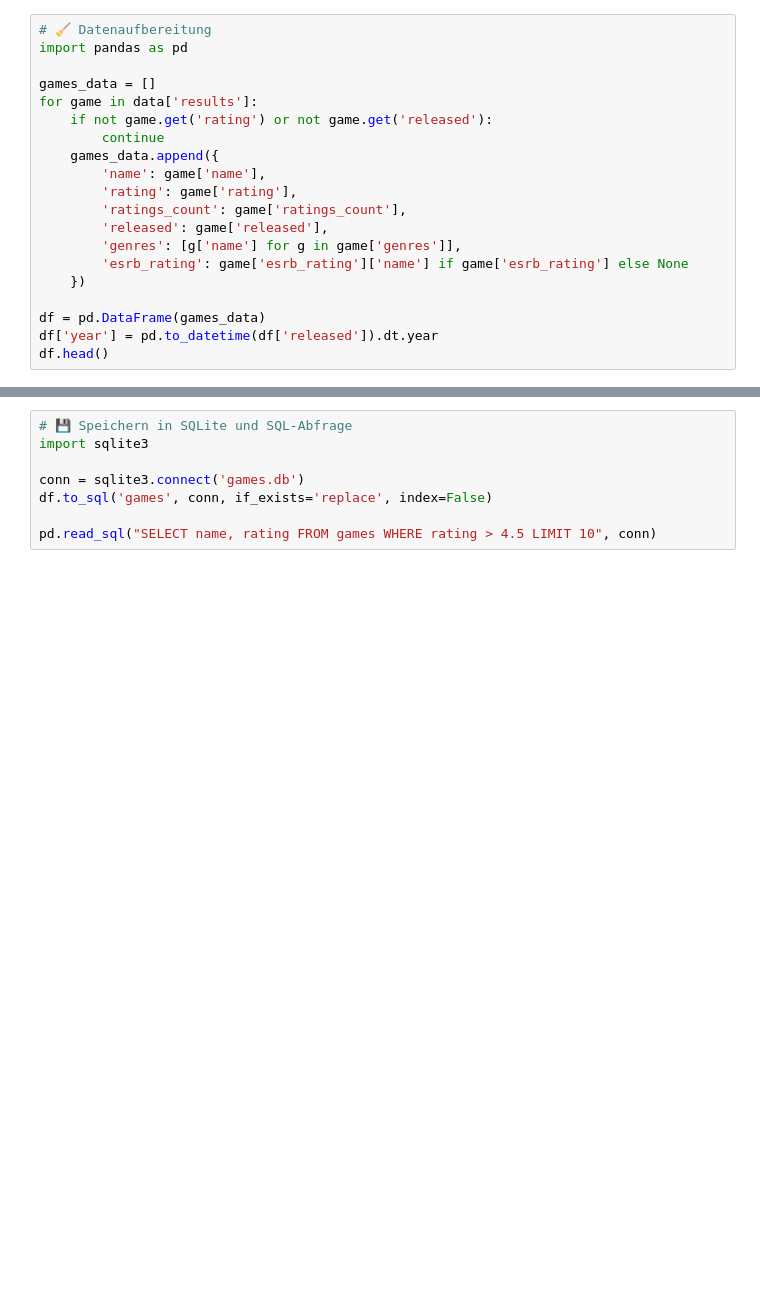
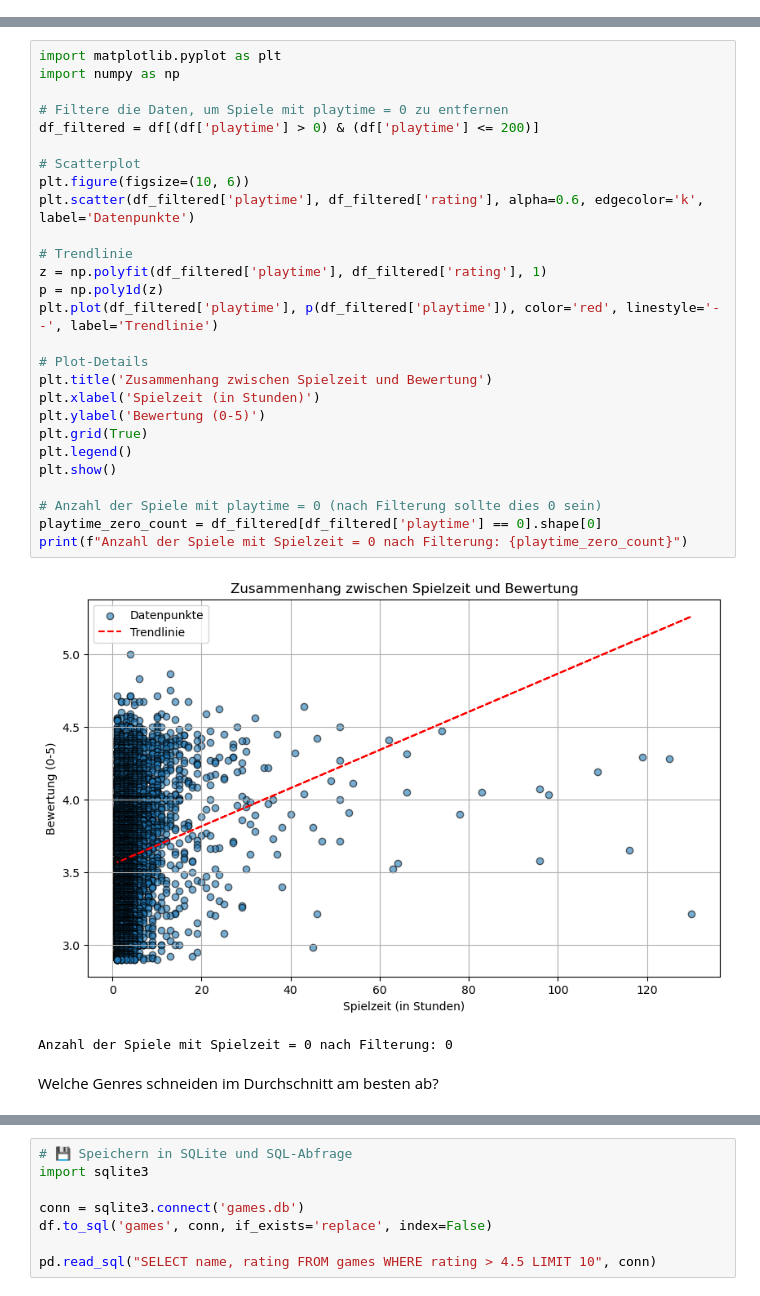
Before and after one commit to Nyma98/steamapp, a Jupyter notebook: Steam-Games_JupyerNotebook.ipynb, the cells around one changed output, grey strips where cells are left out. Saved outputs shown, nothing was run; the diff lists cells and outputs as text; blank space fills up the shorter version.

```diff
--- a/Steam-Games_JupyerNotebook.ipynb
+++ b/Steam-Games_JupyerNotebook.ipynb
@@ -22,20 +6,0 @@ data['results'][0]
-# %%
-# 🧹 Datenaufbereitung
-import pandas as pd
-
-games_data = []
-for game in data['results']:
-    if not game.get('rating') or not game.get('released'):
-        continue
-    games_data.append({
-        'name': game['name'],
-        'rating': game['rating'],
-        'ratings_count': game['ratings_count'],
-        'released': game['released'],
-        'genres': [g['name'] for g in game['genres']],
-        'esrb_rating': game['esrb_rating']['name'] if game['esrb_rating'] else None
-    })
-
-df = pd.DataFrame(games_data)
-df['year'] = pd.to_datetime(df['released']).dt.year
-df.head()
@@ -41,0 +87,32 @@ df.head()
+# %%
+import matplotlib.pyplot as plt
+import numpy as np
+
+# Filtere die Daten, um Spiele mit playtime = 0 zu entfernen
+df_filtered = df[(df['playtime'] > 0) & (df['playtime'] <= 200)]
+
+# Scatterplot
+plt.figure(figsize=(10, 6))
+plt.scatter(df_filtered['playtime'], df_filtered['rating'], alpha=0.6, edgecolor='k', label='Datenpunkte')
+
+# Trendlinie
+z = np.polyfit(df_filtered['playtime'], df_filtered['rating'], 1)
+p = np.poly1d(z)
+plt.plot(df_filtered['playtime'], p(df_filtered['playtime']), color='red', linestyle='--', label='Trendlinie')
+
+# Plot-Details
+plt.title('Zusammenhang zwischen Spielzeit und Bewertung')
+plt.xlabel('Spielzeit (in Stunden)')
+plt.ylabel('Bewertung (0-5)')
+plt.grid(True)
+plt.legend()
+plt.show()
+
+# Anzahl der Spiele mit playtime = 0 (nach Filterung sollte dies 0 sein)
+playtime_zero_count = df_filtered[df_filtered['playtime'] == 0].shape[0]
+print(f"Anzahl der Spiele mit Spielzeit = 0 nach Filterung: {playtime_zero_count}")
+# %% [output]
+[figure, added]
+Anzahl der Spiele mit Spielzeit = 0 nach Filterung: 0
+# %% [markdown]
+Welche Genres schneiden im Durchschnitt am besten ab?
```
Also changed, not shown: parts of 13 cells of this notebook.
